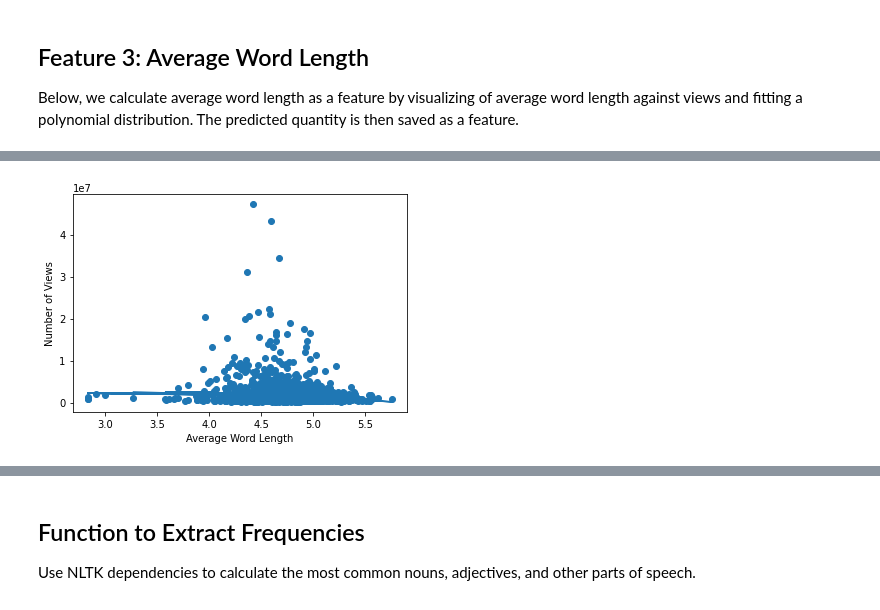
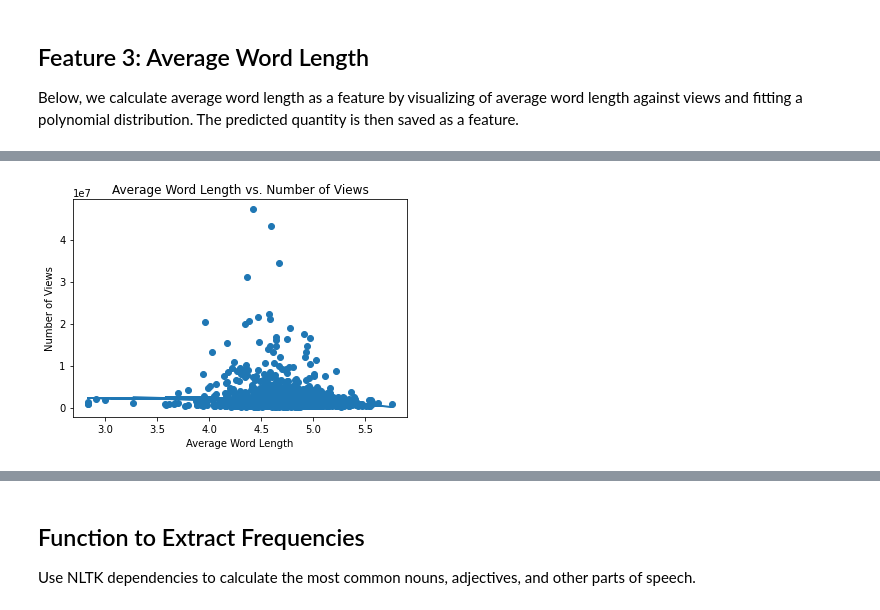
Before and after one commit to cpondoc/cs-221-final-project, a Jupyter notebook: notebooks/features.ipynb, the cells around one changed output, grey strips where cells are left out. Cells and saved outputs as stored; diff of their text form; code cells hidden in the pictures.

Commit message:
finishing up work to create scatter plots of distribution

```diff
--- a/notebooks/features.ipynb
+++ b/notebooks/features.ipynb
@@ -45,6 +42,11 @@ main_df = pd.read_csv('../data/percentile_data.csv')
 ## Features 1 and 2: Lexical Diversity and Length
 Calculating the lexical diversity of each document, which we define as: $\frac{\text{number of unique words}}{\text{number of total words}}$. In addition, we define the number of words as a feature.
 # %%
+# Data collection for later
+all_views = []
+all_lexical_div = []
+all_lengths = []
+
 # Iterate each row in the dataframe
 for index, row in main_df.iterrows():
     # Calculate lexical diversity
@@ -54,3 +56,8 @@ for index, row in main_df.iterrows():
     # Set appropriate columns equal
     main_df.at[index, 'length'] = len(words)
     main_df.at[index, 'diversity'] = lexical_div
+
+    # Appending for future analysis
+    all_views.append(main_df.at[index, 'views'])
+    all_lexical_div.append(lexical_div)
+    all_lengths.append(len(words))
@@ -83,6 +110,7 @@ data_length = np.array(data_length)
 data_views = main_df['views']
 
 # Plot the distribution of average word length against views.
+plt.title("Average Word Length vs. Number of Views")
 plt.xlabel("Average Word Length")
 plt.ylabel("Number of Views")
 plt.scatter(data_length, data_views)
@@ -110 +138 @@ Polynomial Distribution Parameters:
-[figure, old version]
+[figure, new version]
```
Also changed, not shown: parts of 4 cells of this notebook, 1 other file.
